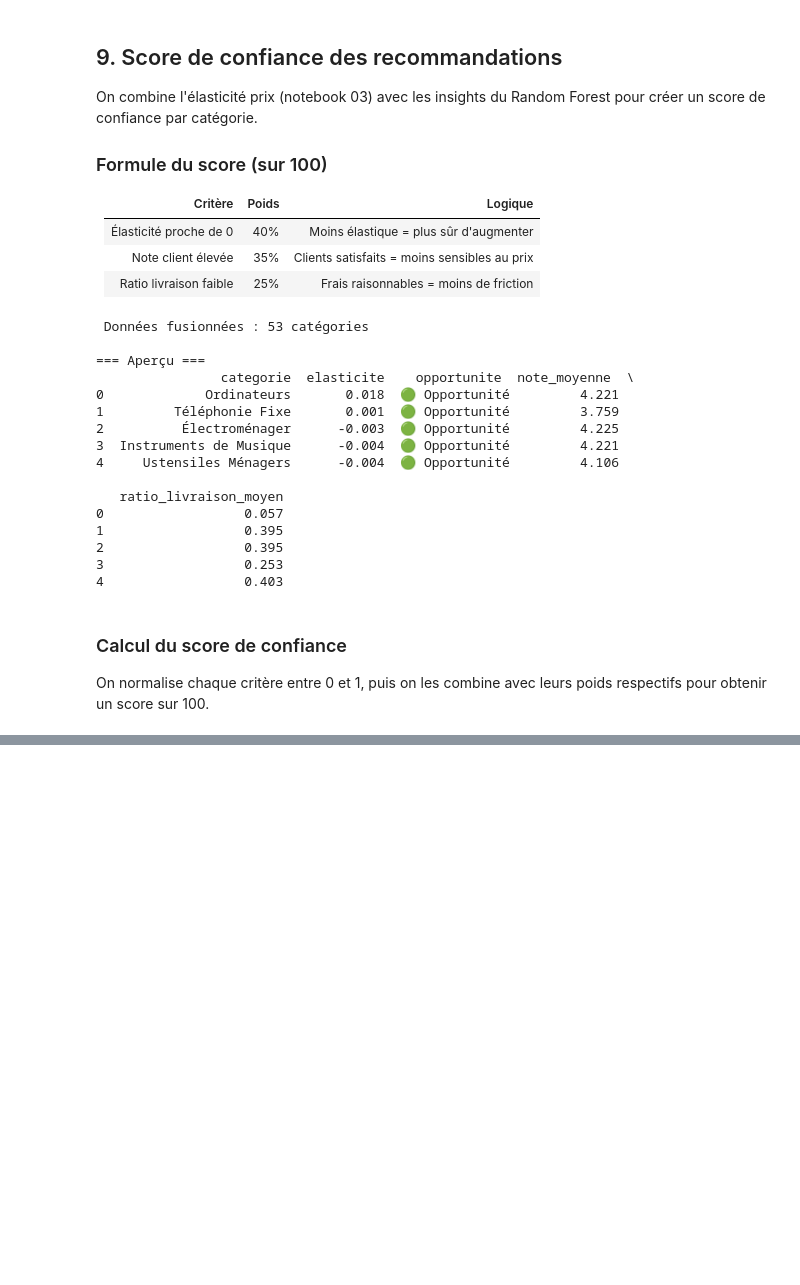
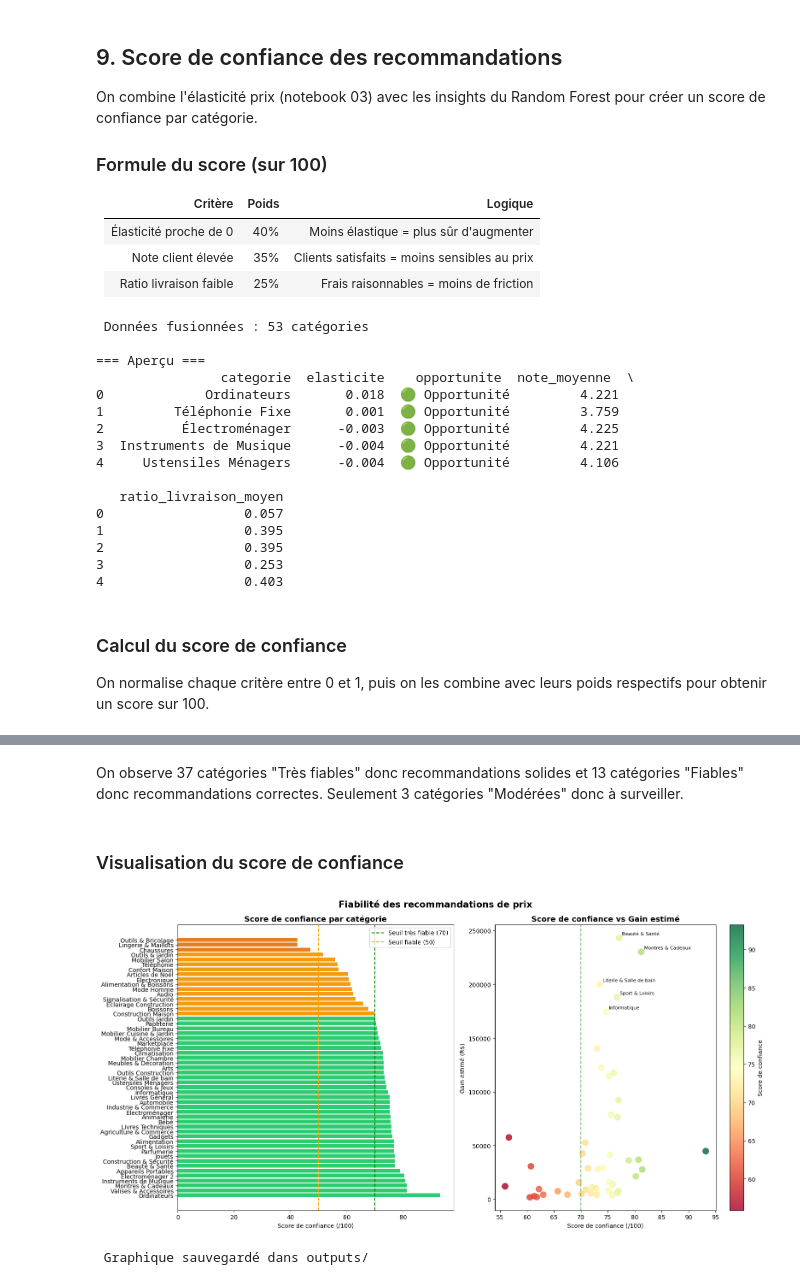
Before and after one commit to Dboy003/Ecommerce-pricing, a Jupyter notebook: notebooks/06_modele_ameliore.ipynb, the cells around one changed output, grey strips where cells are left out. Cells and saved outputs as stored; diff of their text form; code cells hidden in the pictures; blank space fills up the shorter version.

```diff
--- a/notebooks/06_modele_ameliore.ipynb
+++ b/notebooks/06_modele_ameliore.ipynb
@@ -651,3 +651,83 @@ Construction & Sécurité      -0.013         3.966                  0.244
 🟡 Fiable         13
 🟠 Modéré          3
 Name: count, dtype: int64
+# %% [markdown]
+On observe 37 catégories "Très fiables" donc recommandations solides et 13 catégories "Fiables" donc recommandations correctes. Seulement 3 catégories "Modérées" donc à surveiller.
+# %% [markdown]
+### Visualisation du score de confiance
+# %%
+# ============================================================
+# VISUALISATION DU SCORE DE CONFIANCE
+# ============================================================
+
+# Fusionner avec les résultats d'optimisation
+optim_df = pd.read_csv('../data/optimisation_prix.csv')
+score_final = score_df.merge(
+    optim_df[['categorie', 'prix_actuel', 'prix_optimal', 'gain_rs', 'gain_pct']],
+    on='categorie',
+    how='left'
+)
+
+fig, axes = plt.subplots(1, 2, figsize=(16, 8))
+
+# --- Graphique 1 : Score de confiance par catégorie ---
+couleurs = score_final['fiabilite'].map({
+    '🟢 Très fiable' : '#2ecc71',
+    '🟡 Fiable'      : '#f39c12',
+    '🟠 Modéré'      : '#e67e22',
+    '🔴 Risqué'      : '#e74c3c'
+})
+
+axes[0].barh(score_final['categorie'],
+             score_final['score_confiance'],
+             color=couleurs)
+axes[0].axvline(x=70, color='green', linestyle='--',
+                label='Seuil très fiable (70)')
+axes[0].axvline(x=50, color='orange', linestyle='--',
+                label='Seuil fiable (50)')
+axes[0].set_title('Score de confiance par catégorie',
+                   fontsize=13, fontweight='bold')
+axes[0].set_xlabel('Score de confiance (/100)')
+axes[0].legend()
+
+# --- Graphique 2 : Score de confiance vs Gain estimé ---
+# Seulement les catégories avec un gain > 0
+score_gain = score_final[score_final['gain_rs'] > 0]
+
+scatter = axes[1].scatter(
+    score_gain['score_confiance'],
+    score_gain['gain_rs'],
+    c=score_gain['score_confiance'],
+    cmap='RdYlGn',
+    s=100,
+    alpha=0.8
+)
+
+# Annoter les top 5
+top5 = score_gain.nlargest(5, 'gain_rs')
+for _, row in top5.iterrows():
+    axes[1].annotate(
+        row['categorie'],
+        (row['score_confiance'], row['gain_rs']),
+        textcoords='offset points',
+        xytext=(5, 5),
+        fontsize=8
+    )
+
+axes[1].axvline(x=70, color='green', linestyle='--', alpha=0.5)
+axes[1].set_title('Score de confiance vs Gain estimé',
+                   fontsize=13, fontweight='bold')
+axes[1].set_xlabel('Score de confiance (/100)')
+axes[1].set_ylabel('Gain estimé (R$)')
+plt.colorbar(scatter, ax=axes[1], label='Score de confiance')
+
+plt.suptitle('Fiabilité des recommandations de prix',
+             fontsize=15, fontweight='bold')
+plt.tight_layout()
+plt.savefig('../outputs/score_confiance.png', dpi=150)
+plt.show()
+
+print(" Graphique sauvegardé dans outputs/")
+# %% [output]
+[figure, added]
+ Graphique sauvegardé dans outputs/
```
Also changed, not shown: parts of 5 cells of this notebook, 16 other files.
